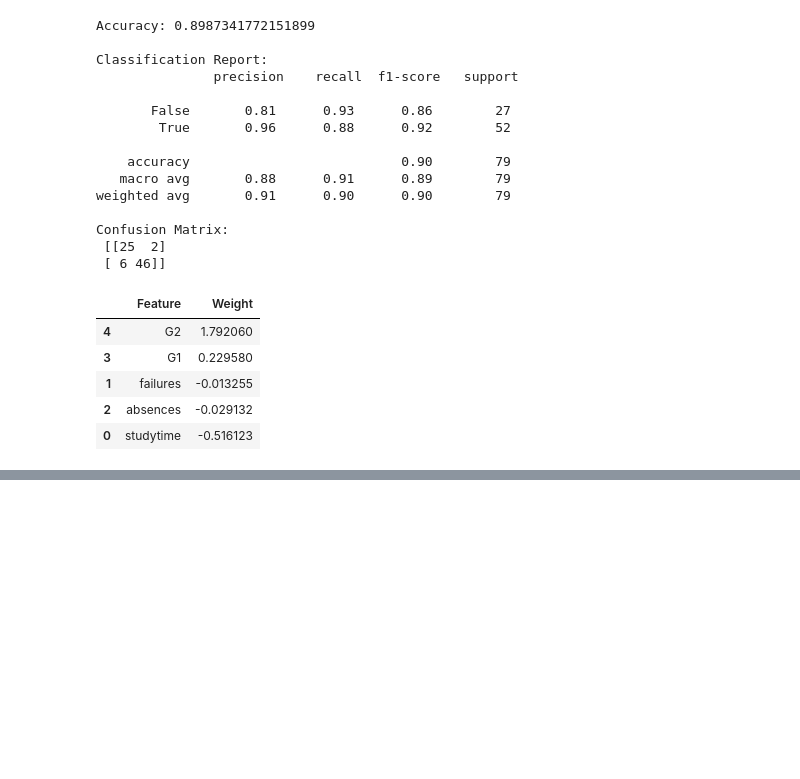
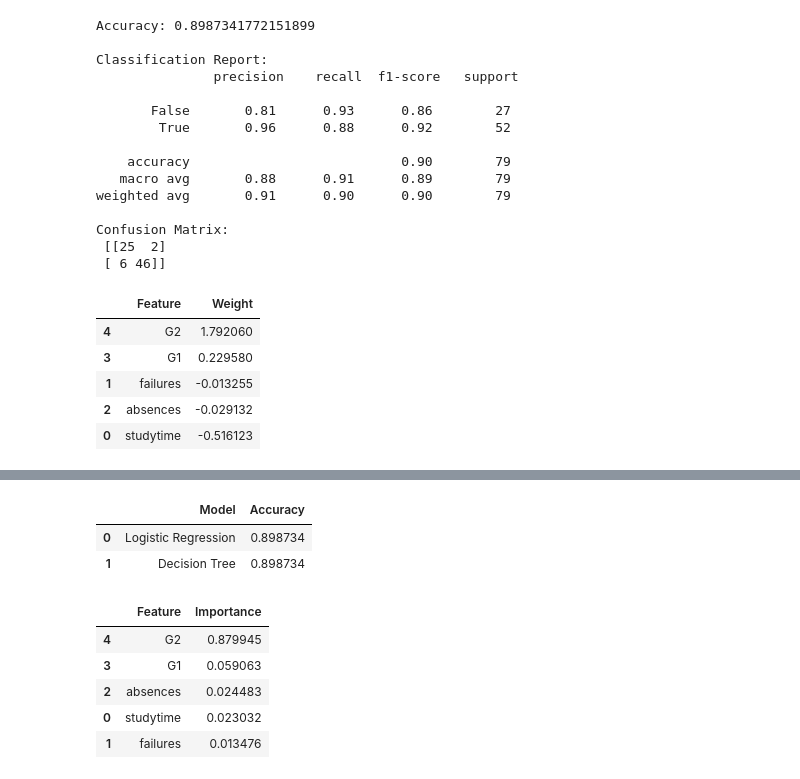
Before and after one commit to YENG-SEBASTIAN/ML_DL_Intro, a Jupyter notebook: day8_real_world_data.ipynb, the cells around one changed output, grey strips where cells are left out. Saved outputs shown, nothing was run; the diff lists cells and outputs as text; code cells hidden in the pictures; blank space fills up the shorter version.

```diff
--- a/day8_real_world_data.ipynb
+++ b/day8_real_world_data.ipynb
@@ -104,0 +134,28 @@ importance
+# %%
+comparison = pd.DataFrame({
+    "Model": ["Logistic Regression", "Decision Tree"],
+    "Accuracy": [
+        accuracy_score(y_test, y_pred),
+        accuracy_score(y_test, y_tree_pred)
+    ]
+})
+
+comparison
+# %% [output]
+|  | Model | Accuracy |
+| 0 | Logistic Regression | 0.898734 |
+| 1 | Decision Tree | 0.898734 |
+# %%
+tree_importance = pd.DataFrame({
+    "Feature": features,
+    "Importance": tree_model.feature_importances_
+}).sort_values(by="Importance", ascending=False)
+
+tree_importance
+# %% [output]
+|  | Feature | Importance |
+| 4 | G2 | 0.879945 |
+| 3 | G1 | 0.059063 |
+| 2 | absences | 0.024483 |
+| 0 | studytime | 0.023032 |
+| 1 | failures | 0.013476 |
```
Also changed, not shown: parts of 3 cells of this notebook.
